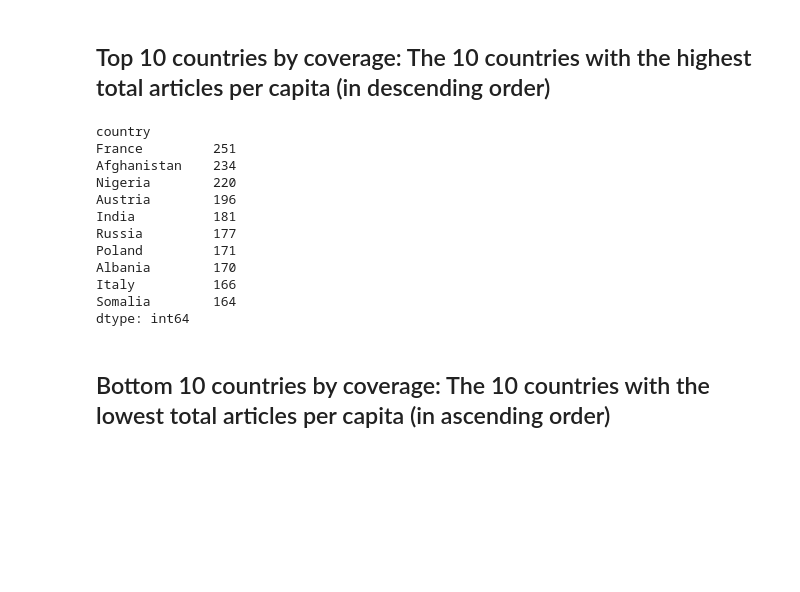
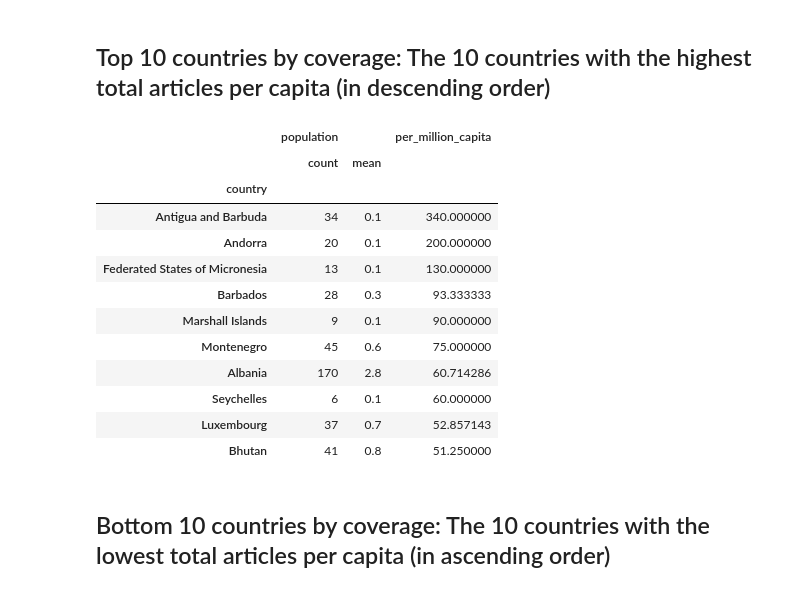
Before and after one commit to 98yangjames/DATA-512, a Jupyter notebook: data-512-homework_2/final.ipynb, the cells around one changed output. Cells and saved outputs as stored; diff of their text form; code cells hidden in the pictures; blank space fills up the shorter version.

```diff
--- a/data-512-homework_2/final.ipynb
+++ b/data-512-homework_2/final.ipynb
@@ -451,24 +453,29 @@ df.to_csv('wp_politicians_by_country.csv')
 # %% [markdown]
 ## Top 10 countries by coverage: The 10 countries with the highest total articles per capita (in descending order)
-# %%
-df = pd.read_csv('wp_politicians_by_country.csv')
-#Step 5 Analysis
-
-#1. Top 10 countries by coverage
-df.groupby('country').size().sort_values(0, ascending=False).head(10)
-# %% [output]
-country
-France         251
-Afghanistan    234
-Nigeria        220
-Austria        196
-India          181
-Russia         177
-Poland         171
-Albania        170
-Italy          166
-Somalia        164
-dtype: int64
+# %%
+df = pd.read_csv('wp_politicians_by_country.csv')
+#Step 5 Analysis
+df.agg({"population": ["count", "sum"]})
+out = df.groupby(["country"]).agg({"population": ["count", "mean"]})
+out["per_million_capita"] = out[('population','count')] / out[('population','mean')]
+out = out.sort_values(by='per_million_capita', ascending=False)
+out = out[out["per_million_capita"] != np.inf][:10]
+#1. Top 10 countries by coverage
+out
+# %% [output]
+|  | population |  | per_million_capita |
+|  | count | mean |  |
+| country |  |  |  |
+| Antigua and Barbuda | 34 | 0.1 | 340.000000 |
+| Andorra | 20 | 0.1 | 200.000000 |
+| Federated States of Micronesia | 13 | 0.1 | 130.000000 |
+| Barbados | 28 | 0.3 | 93.333333 |
+| Marshall Islands | 9 | 0.1 | 90.000000 |
+| Montenegro | 45 | 0.6 | 75.000000 |
+| Albania | 170 | 2.8 | 60.714286 |
+| Seychelles | 6 | 0.1 | 60.000000 |
+| Luxembourg | 37 | 0.7 | 52.857143 |
+| Bhutan | 41 | 0.8 | 51.250000 |
 # %% [markdown]
 ## Bottom 10 countries by coverage: The 10 countries with the lowest total articles per capita (in ascending order)
 # %%
```
Also changed, not shown: parts of 11 cells of this notebook, 2 other files.
